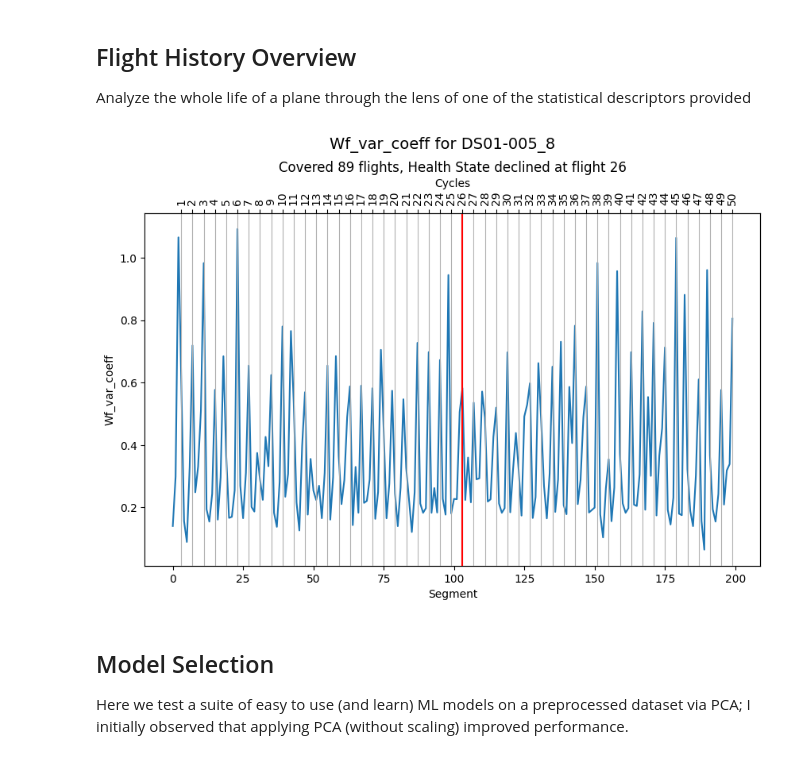
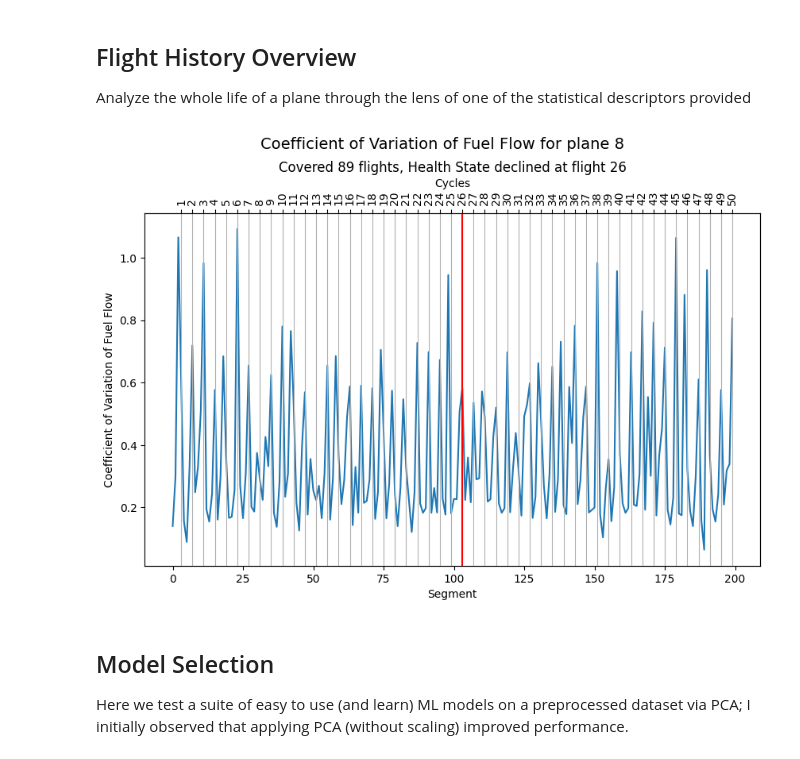
Before and after one commit to JuanEcheagaray75/tec_research_predictive_maintenance, a Jupyter notebook: pdm/sample_experiments.ipynb, the cells around one changed output. Drawn from its saved outputs; the diff is of its cells as text; code cells hidden in the pictures.

```diff
--- a/pdm/sample_experiments.ipynb
+++ b/pdm/sample_experiments.ipynb
@@ -45,6 +45,8 @@ unit = 'DS01-005_8'
 data = X[X['unit_names'] == unit]
 tot_life = len(data)
 label = 'Wf_var_coeff'
+pretty_label = 'Coefficient of Variation of Fuel Flow'
+
 data = data.iloc[:50, :]
 var_cols = [c for c in data.columns if label in c]
 damaged = int(data[data['hs'] == 0].head(1)['n_flight'].item())
@@ -54,36 +56,36 @@ x = np.arange(0, len(vals))
 
 fig, ax = plt.subplots(figsize=(10, 6))
 ax.plot(x, vals)
-ax.set_ylabel(label)
+ax.set_ylabel(pretty_label)
 ax.set_xlabel('Segment')
 
 # Secondary axis
 ax2 = ax.twiny()
 step = bks
 secondary_ticks = x[::bks + 1]
 
 # Calculate the offset to align the zeros
 offset = x[bks] - secondary_ticks[0]
 
 # Set the tick positions and labels for the secondary x-axis
 ax2.set_xticks(secondary_ticks)
 ax2.set_xticklabels([f'{i+1}' for i in range(len(secondary_ticks))], rotation=90)
 ax2.axvline(x=secondary_ticks[damaged - 1], color='red')
 ax2.set_xlabel('Cycles')
 
 # Adjust the limits of the secondary x-axis to match the main x-axis
 ax2.set_xlim(ax.get_xlim()[0] - offset, ax.get_xlim()[1] - offset)
 
-plt.suptitle(f'{label} for {unit}', y=1.01, fontsize=14)
+plt.suptitle(f"{pretty_label} for plane {unit.split('_')[-1]}", y=1.01, fontsize=14)
 ax.set_title(f'Covered {tot_life} flights, Health State declined at flight {damaged}')
 plt.grid()
 plt.subplots_adjust(top=0.85)
 plt.savefig(f'img/{unit}_{label}.png',
             dpi=300,
             bbox_inches='tight')
 plt.show()
 # %% [output]
-[figure, old version]
+[figure, new version]
 # %% [markdown]
 ## Model Selection
 
```
Also changed, not shown: parts of 1 cell of this notebook, 27 other files.
